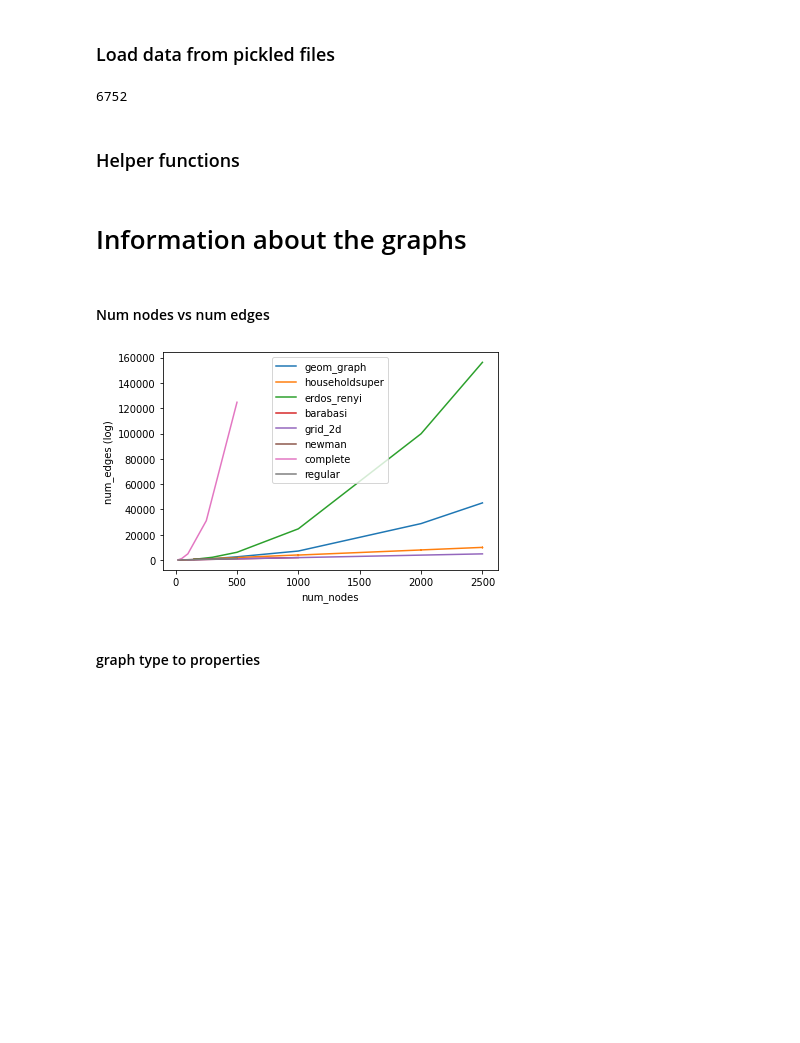
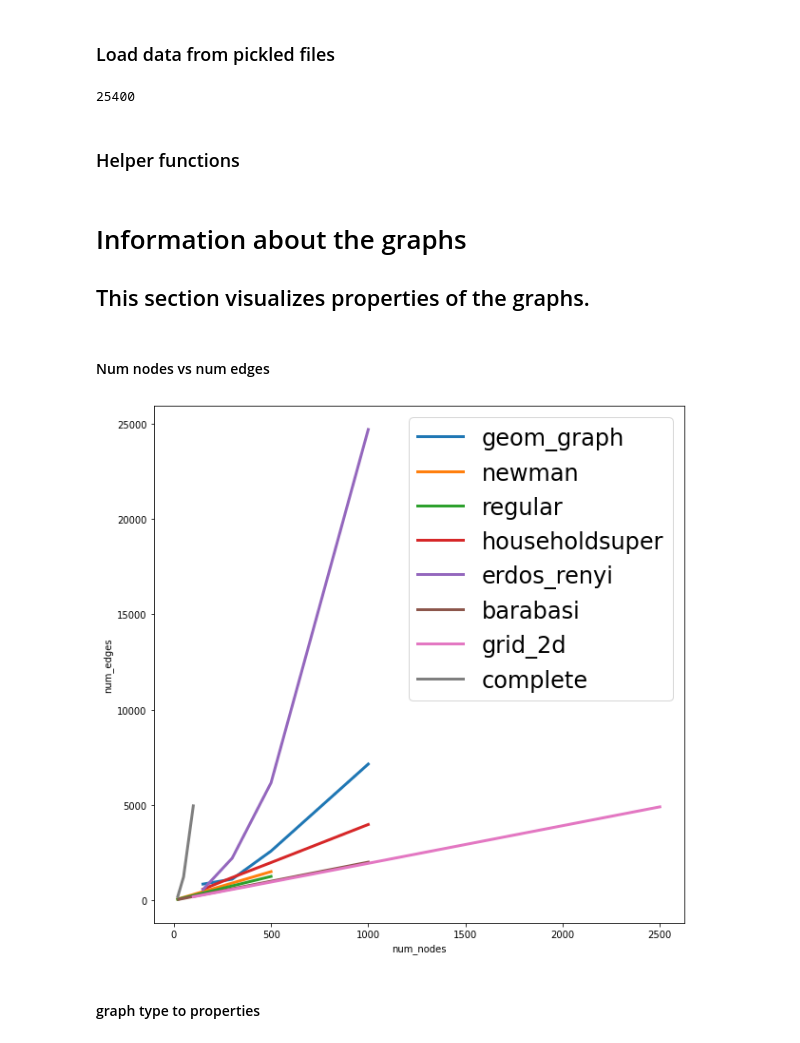
Before and after one commit to deklesen/Simba, a Jupyter notebook: plotting.ipynb, the cells around one changed output. Cells and saved outputs as stored; diff of their text form; code cells hidden in the pictures; blank space fills up the shorter version.

```diff
--- a/plotting.ipynb
+++ b/plotting.ipynb
@@ -1,27 +1,31 @@
 # %%
+import matplotlib
 import matplotlib.pyplot as plt
 import numpy as np
+matplotlib.rcParams['figure.figsize'] = [10,10]
 # %% [markdown]
 ### Load data from pickled files
 # %%
 import pickle
 
-run_nr=9999999
-number_of_parallel_runs=24
+run_nr=898989
+number_of_parallel_runs=10
 
 results = {}
 for no in range(number_of_parallel_runs):
     path = "output/benchmark/{run_nr}/results_{no}.pickle".format(run_nr=run_nr,no=no)
     try:
         with open(path, 'rb') as handle:
-            results = {**results,**pickle.load(handle)}
+            results = {**results,**pickle.load(handle)} # combine dicts from different parallel runs
     except:
         print("Error!")
         pass
 
+results_original = results.copy()
+
 print(len(results))
 # %% [output]
-6752
+25400
 # %% [markdown]
 ### Helper functions
 # %%
@@ -30,16 +34,7 @@ from collections import defaultdict
 def extract_by_graph(results):
     graph_dict= defaultdict(list)
 
-    graph_prefixes = [
-        "geom_graph",
-        "householdsuper",
-        "erdos_renyi",
-        "barabasi",
-        "grid_2d",
-        "newman",
-        "complete",
-        "regular"
-    ]
+    graph_prefixes = ["geom_graph","householdsuper","erdos_renyi","barabasi","grid_2d","newman","complete","regular"]
 
     for result_item in results.items():
         ((inf_rate,graph_name, baseline_name,infected_fraction,budget),(graph_data,result_data)) = result_item
@@ -60,28 +55,28 @@ def extract_by_baseline(results):
     return baseline_dict
 # %% [markdown]
 # Information about the graphs
+## This section visualizes properties of the graphs.
 # %% [markdown]
 #### Num nodes vs num edges
 # %%
 graph_dict = extract_by_graph(results)
 import numpy as np
 for (graph_prefix, result_item_list) in graph_dict.items():
     graph_data_list = [ri[1][0] for ri in result_item_list]
     data = [(g["num_nodes"],g["num_edges"]) for g in graph_data_list]
     data = list(set(data)) #remove duplicates
     data = [(x,y) for x,y in data]
 
     data.sort(key=lambda x:x[0])
 
-    plt.plot(*zip(*data), label=graph_prefix)
+    plt.plot(*zip(*data), label=graph_prefix,  linewidth=3,)
 
-plt.legend()
+plt.legend(prop={'size': 24})
 plt.xlabel('num_nodes')
-plt.ylabel('num_edges (log)')
-#plt.yscale('log')
+plt.ylabel('num_edges')
 plt.show()
 # %% [output]
-[figure, old version]
+[figure, new version]
 # %% [markdown]
 #### graph type to properties
 # %%
```
Also changed, not shown: parts of 24 cells of this notebook, 4 other files.
